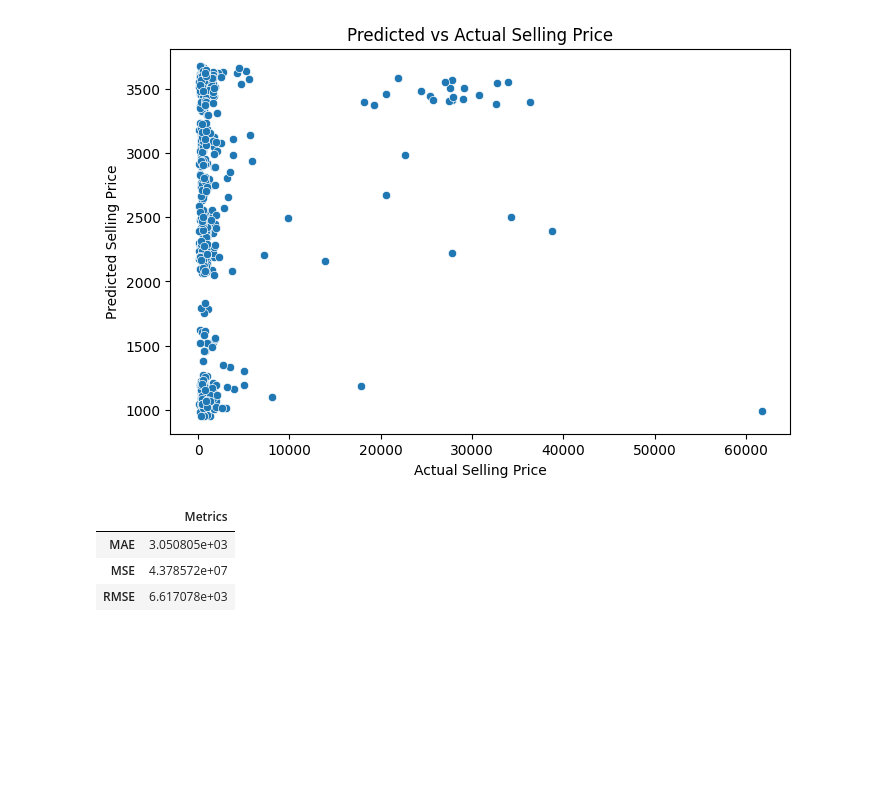
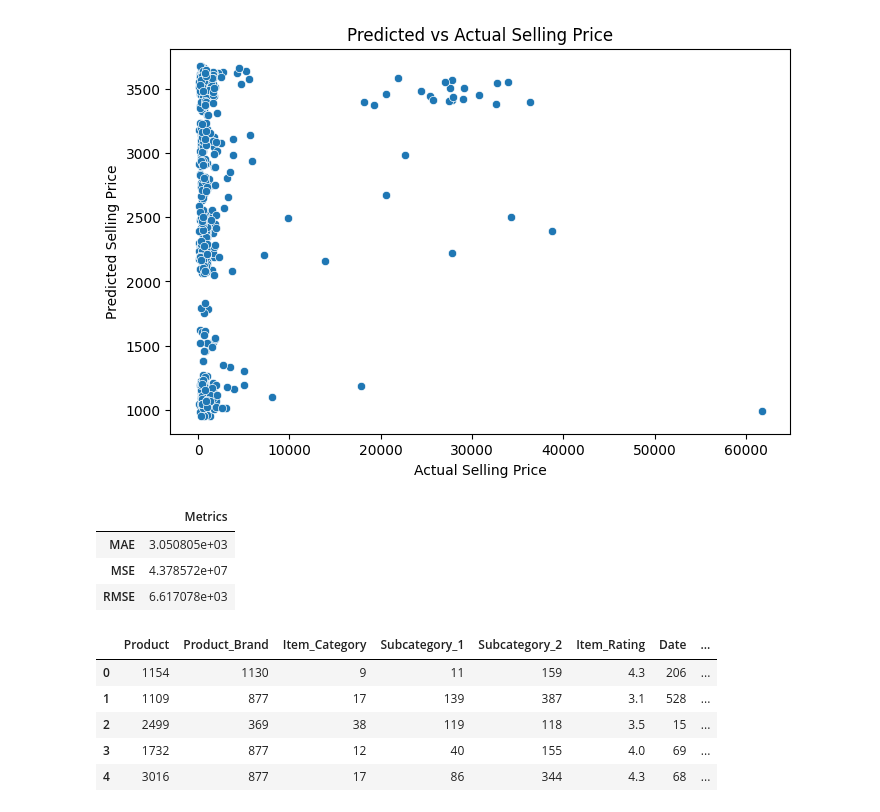
Before and after one commit to Padi-Sai-Shirisha/Real_Estate_prediction, a Jupyter notebook: sales.ipynb, the cells around one changed output. Saved outputs shown, nothing was run; the diff lists cells and outputs as text; code cells hidden in the pictures; blank space fills up the shorter version.

```diff
--- a/sales.ipynb
+++ b/sales.ipynb
@@ -204,3 +204,36 @@ import pickle
 pickle_out = open("model.pkl","wb")
 pickle.dump(model, pickle_out)
 pickle_out.close()
+# %%
+from sklearn.ensemble import RandomForestRegressor
+from sklearn.preprocessing import LabelEncoder
+import pandas as pd
+
+train = pd.read_csv('Train.csv')
+test = pd.read_csv('Test.csv')
+
+# Combine train and test data for label encoding
+combined_data = pd.concat([train, test], ignore_index=True)
+
+label_encoders = {}
+for col in combined_data.select_dtypes(include=['object']).columns:
+    label_encoders[col] = LabelEncoder()
+    # Fit on the combined data
+    label_encoders[col].fit(combined_data[col])
+    # Transform both train and test data
+    train[col] = label_encoders[col].transform(train[col])
+    test[col] = label_encoders[col].transform(test[col])
+
+X = train.drop(['Selling_Price', 'Date', 'Product', 'Product_Brand'], axis=1)
+y = train['Selling_Price']
+
+X_train, X_val, y_train, y_val = train_test_split(X, y, test_size=0.2, random_state=42)
+# %%
+train.head()
+# %% [output]
+|  | Product | Product_Brand | Item_Category | Subcategory_1 | Subcategory_2 | Item_Rating | Date | ... |
+| 0 | 1154 | 1130 | 9 | 11 | 159 | 4.3 | 206 | ... |
+| 1 | 1109 | 877 | 17 | 139 | 387 | 3.1 | 528 | ... |
+| 2 | 2499 | 369 | 38 | 119 | 118 | 3.5 | 15 | ... |
+| 3 | 1732 | 877 | 12 | 40 | 155 | 4.0 | 69 | ... |
+| 4 | 3016 | 877 | 17 | 86 | 344 | 4.3 | 68 | ... |
```
Also changed, not shown: parts of 3 cells of this notebook, 2 other files.
